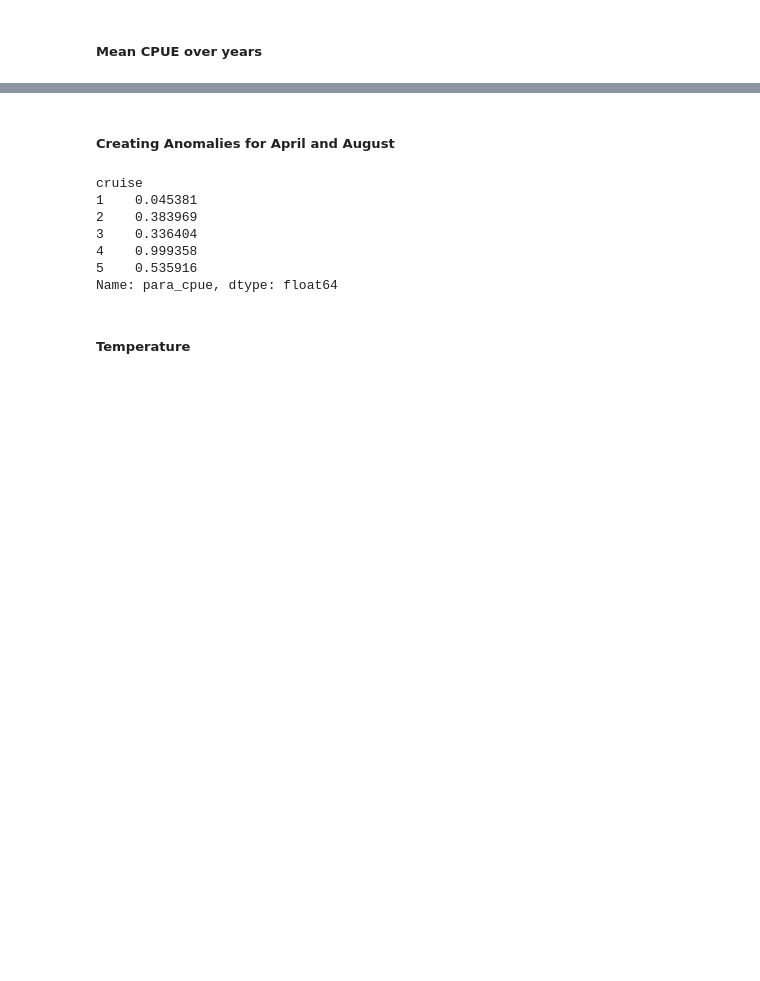
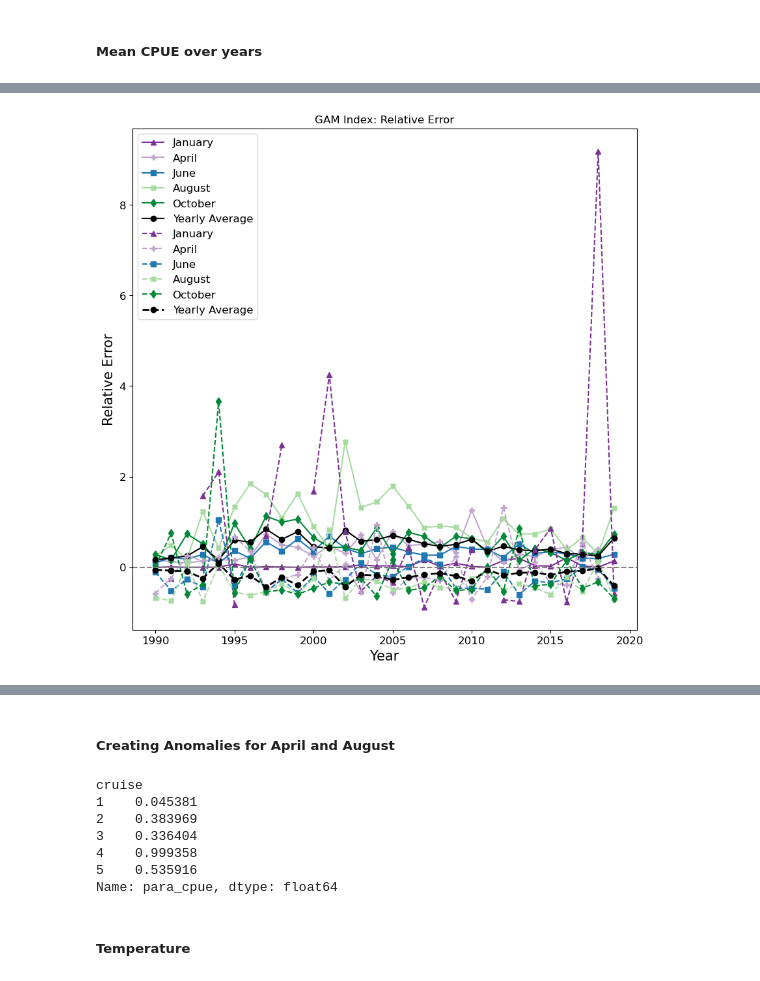
Before and after one commit to salaimo26/NearshoreSummerFlounder, a Jupyter notebook: SF_SpatialAnomalies.ipynb, the cells around one changed output, grey strips where cells are left out. Drawn from its saved outputs; the diff is of its cells as text; code cells hidden in the pictures; blank space fills up the shorter version.

Commit message:
updated notebook
updated notebook to include gam index

```diff
--- a/SF_SpatialAnomalies.ipynb
+++ b/SF_SpatialAnomalies.ipynb
@@ -91,0 +94,15 @@ plt.tight_layout()
+# %%
+gam_pred = pd.read_csv('predicted_index.csv')
+# %%
+predicted = gam_pred[['cruise','year','predicted']]
+raw_data = df.groupby(['year','cruise'])["para_cpue"].mean().reset_index()
+# %%
+result = predicted.merge(raw_data,on=['year', 'cruise'])
+
+result['relative_error'] = ((result['predicted'] - result['para_cpue'])/ result['para_cpue'])
+
+result['diff'] = ((result['predicted'] - result['para_cpue']))
+
+result['percent_error'] = ((abs(result['predicted'] - result['para_cpue'])/ result['para_cpue'])*100)
+# %%
+result['relative_error'] = result['relative_error'].replace(np.inf, np.nan)
@@ -91,0 +125,35 @@ plt.tight_layout()
+# %%
+fig,ax = plt.subplots(figsize=(10,10))
+
+for i in range(5):
+    monthly = months_df[i].mean().reset_index()
+
+    plt.plot(monthly["year"], monthly["para_cpue"],marker=marker[i],color=color[i],label=months[i])
+    plt.xticks(size=12)
+    plt.yticks(size=12)
+    plt.xlabel('Year',size=15)
+    plt.ylabel('Mean CPUE',size=15)
+
+yearly = df.groupby("year")["para_cpue"].mean().reset_index()   # gives columns: year, cpue
+
+plt.plot(yearly["year"], yearly["para_cpue"],marker='o',color='k',label="Yearly Average")
+
+for i in range(5):
+    monthly = result.groupby('cruise').get_group(i+1)
+    plt.plot(monthly["year"], monthly["relative_error"],marker=marker[i],color=color[i],label=months[i],ls='--')
+
+
+yearly = result.groupby('year')['diff'].mean(skipna=True)
+
+plt.plot(yearly.index,yearly.values,color='k',lw=2,ls="--",marker='o',label='Yearly Average')
+plt.axhline(0, color='grey',ls='--')
+
+plt.legend(fontsize=12)
+plt.xticks(size=12)
+plt.yticks(size=12)
+plt.xlabel('Year',size=15)
+plt.ylabel('Relative Error',size=15)
+
+plt.title("GAM Index: Relative Error");
+# %% [output]
+[figure, added]
```
Also changed, not shown: parts of 8 cells of this notebook.
